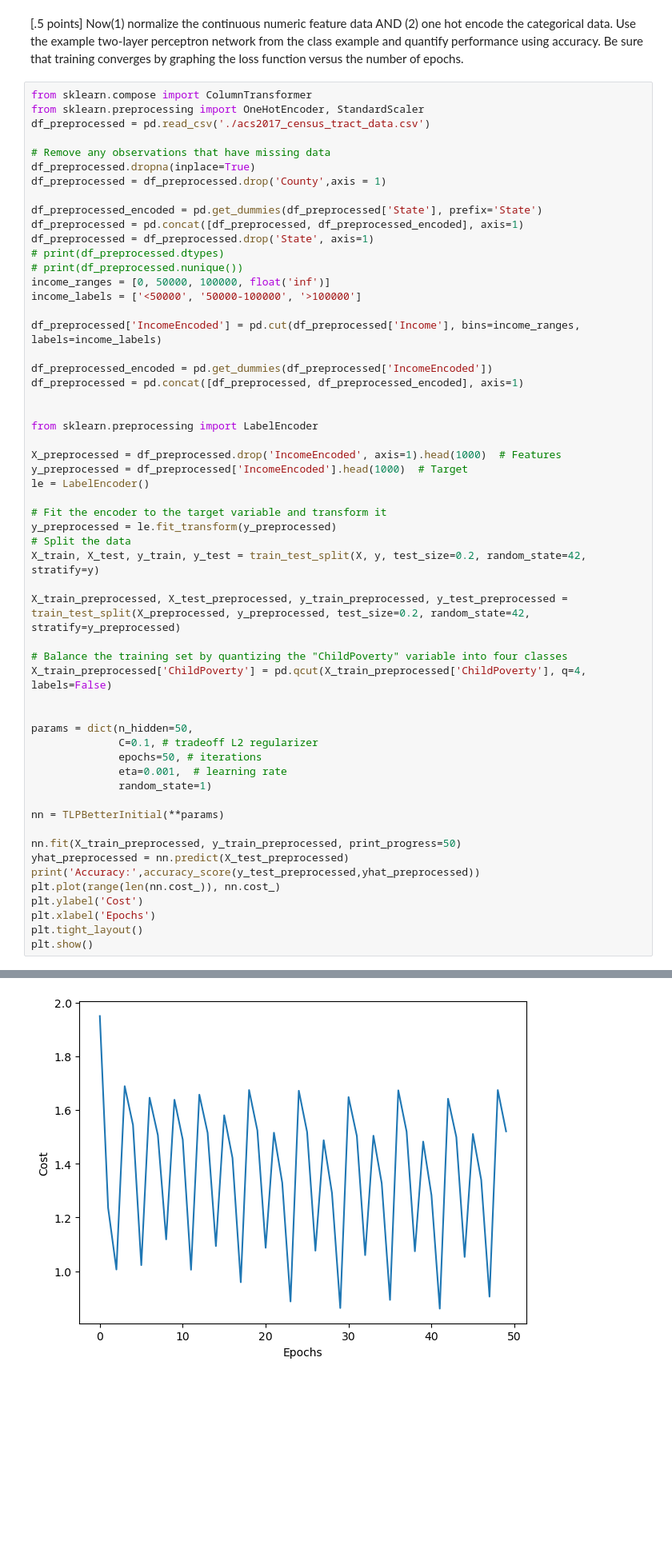
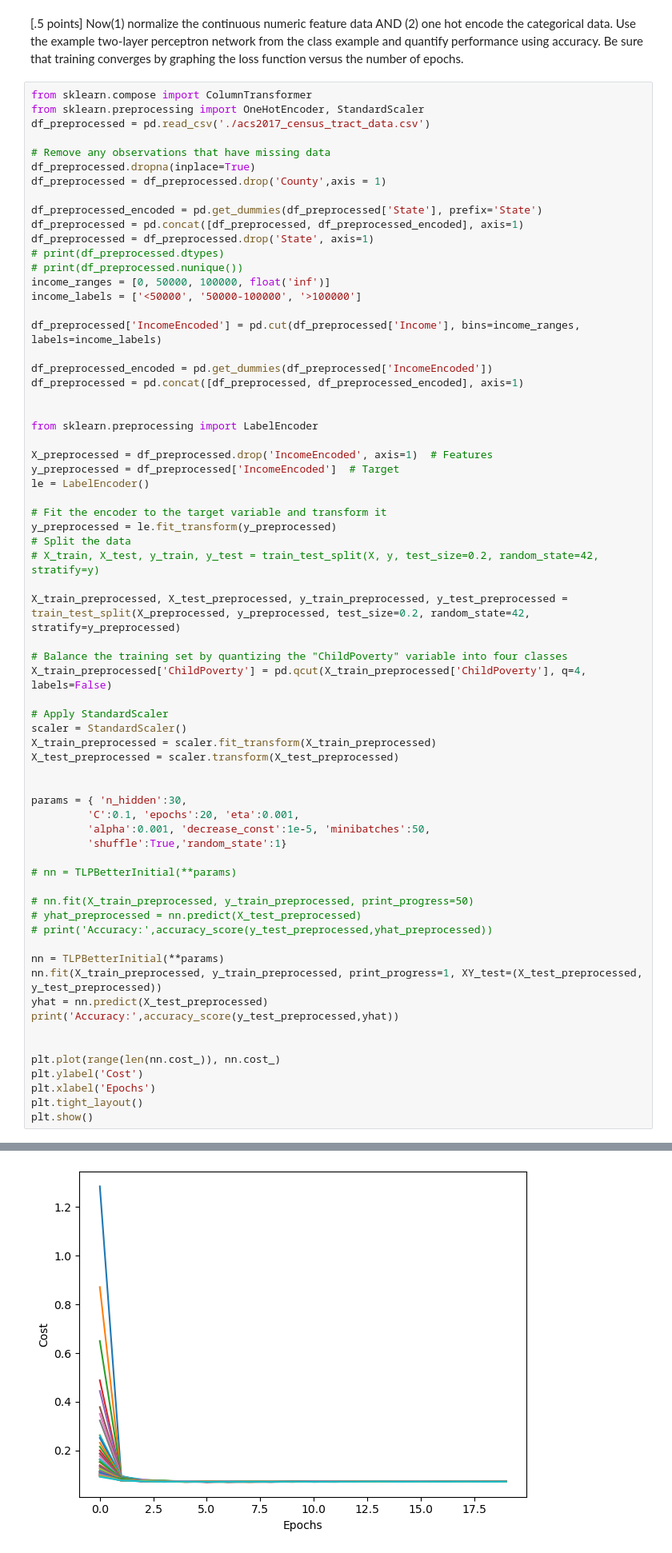
Before and after one commit to Jadonsw123/Lab4MultiLayerPerceptron, a Jupyter notebook: lab4.ipynb, the cells around one changed output, grey strips where cells are left out. Shown at 80% size. Drawn from its saved outputs; the diff is of its cells as text; blank space fills up the shorter version.

```diff
--- a/lab4.ipynb
+++ b/lab4.ipynb
@@ -773,32 +671,43 @@ df_preprocessed = pd.concat([df_preprocessed, df_preprocessed_encoded], axis=1)
 
 from sklearn.preprocessing import LabelEncoder
 
-X_preprocessed = df_preprocessed.drop('IncomeEncoded', axis=1).head(1000)  # Features
-y_preprocessed = df_preprocessed['IncomeEncoded'].head(1000)  # Target
+X_preprocessed = df_preprocessed.drop('IncomeEncoded', axis=1)  # Features
+y_preprocessed = df_preprocessed['IncomeEncoded']  # Target
 le = LabelEncoder()
 
 # Fit the encoder to the target variable and transform it
 y_preprocessed = le.fit_transform(y_preprocessed)
 # Split the data
-X_train, X_test, y_train, y_test = train_test_split(X, y, test_size=0.2, random_state=42, stratify=y)
+# X_train, X_test, y_train, y_test = train_test_split(X, y, test_size=0.2, random_state=42, stratify=y)
 
 X_train_preprocessed, X_test_preprocessed, y_train_preprocessed, y_test_preprocessed = train_test_split(X_preprocessed, y_preprocessed, test_size=0.2, random_state=42, stratify=y_preprocessed)
 
 # Balance the training set by quantizing the "ChildPoverty" variable into four classes
 X_train_preprocessed['ChildPoverty'] = pd.qcut(X_train_preprocessed['ChildPoverty'], q=4, labels=False)
 
+# Apply StandardScaler
+scaler = StandardScaler()
+X_train_preprocessed = scaler.fit_transform(X_train_preprocessed)
+X_test_preprocessed = scaler.transform(X_test_preprocessed)
 
-params = dict(n_hidden=50,
-              C=0.1, # tradeoff L2 regularizer
-              epochs=50, # iterations
-              eta=0.001,  # learning rate
-              random_state=1)
+
+params = { 'n_hidden':30,
+         'C':0.1, 'epochs':20, 'eta':0.001,
+         'alpha':0.001, 'decrease_const':1e-5, 'minibatches':50,
+         'shuffle':True,'random_state':1}
+
+# nn = TLPBetterInitial(**params)
+
+# nn.fit(X_train_preprocessed, y_train_preprocessed, print_progress=50)
+# yhat_preprocessed = nn.predict(X_test_preprocessed)
+# print('Accuracy:',accuracy_score(y_test_preprocessed,yhat_preprocessed))
 
 nn = TLPBetterInitial(**params)
+nn.fit(X_train_preprocessed, y_train_preprocessed, print_progress=1, XY_test=(X_test_preprocessed, y_test_preprocessed))
+yhat = nn.predict(X_test_preprocessed)
+print('Accuracy:',accuracy_score(y_test_preprocessed,yhat))
 
-nn.fit(X_train_preprocessed, y_train_preprocessed, print_progress=50)
-yhat_preprocessed = nn.predict(X_test_preprocessed)
-print('Accuracy:',accuracy_score(y_test_preprocessed,yhat_preprocessed))
+
 plt.plot(range(len(nn.cost_)), nn.cost_)
 plt.ylabel('Cost')
 plt.xlabel('Epochs')
@@ -810,4 +719,4 @@ Accuracy: 0.695
-[figure, old version]
+[figure, new version]
 # %% [markdown]
 
 ### Modeling (5 points total)
```
Also changed, not shown: parts of 15 cells of this notebook.
